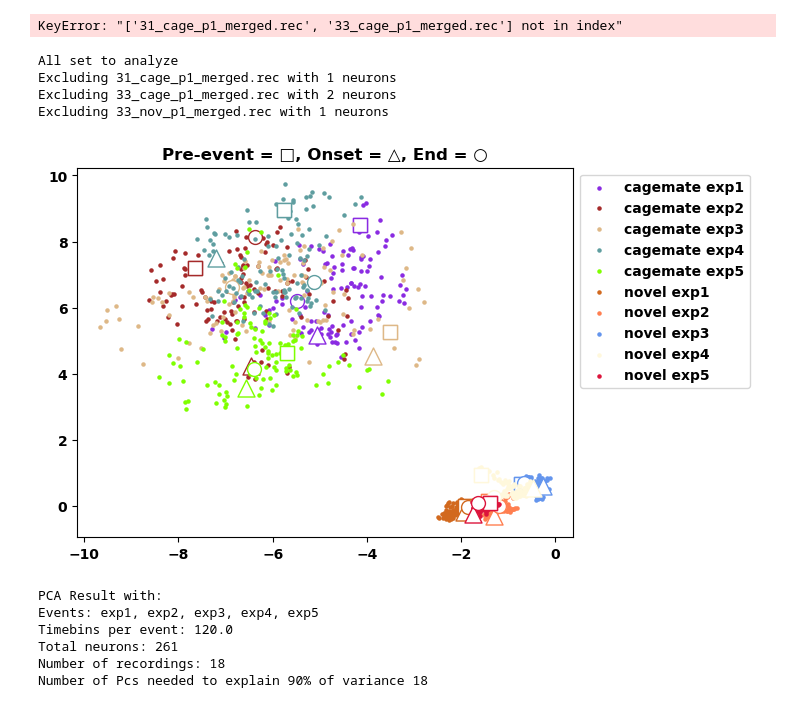
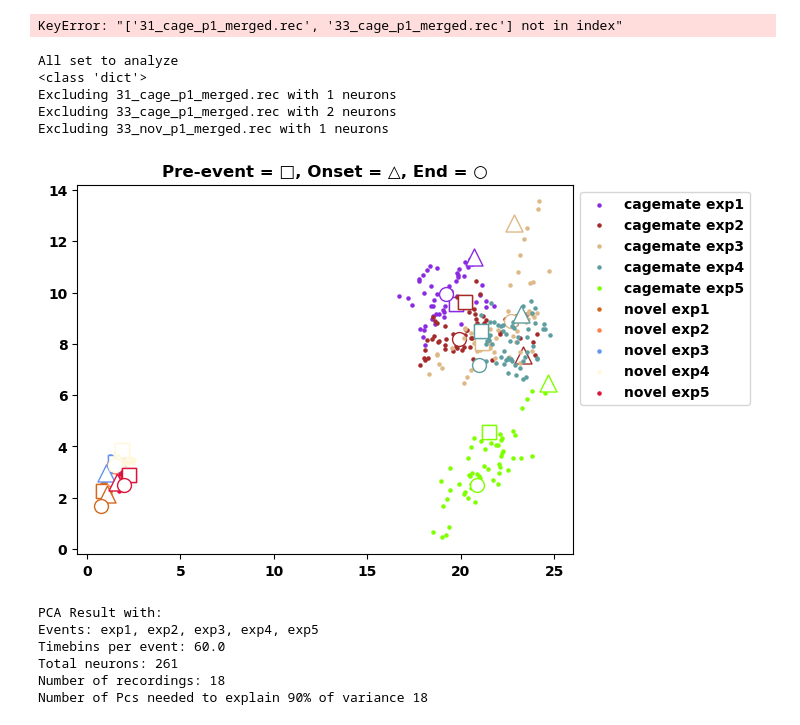
Before and after one commit to tomHep10/diff_fam_social_memory_ephys, a Jupyter notebook: pilot2/habit_dishabit_phase1/pca_analysis.ipynb, the cells around one changed output. Drawn from its saved outputs; the diff is of its cells as text; code cells hidden in the pictures.

```diff
--- a/pilot2/habit_dishabit_phase1/pca_analysis.ipynb
+++ b/pilot2/habit_dishabit_phase1/pca_analysis.ipynb
@@ -1045,27 +1043,28 @@ KeyError: "['31_cage_p1_merged.rec', '33_cage_p1_merged.rec'] not in index"
 # %%
 from importlib import reload
 reload(pca_trajectories)
 events = ['exp1', 'exp2', 'exp3', 'exp4', 'exp5']
 #events = ['novel', 'not_novel']
-event_length=4
-pre_window = 2
+event_length=3
+pre_window = 3
 post_window=0
 min_neurons=5
 plot= False
-whole_collection.analyze(timebin = 50, smoothing_window=500, ignore_freq=0.5)
+whole_collection.analyze(timebin = 100, smoothing_window=500, ignore_freq=0.5)
 pca_result = pca_trajectories.coniditon_pca(whole_collection, condition_dict,events = events, event_length=event_length, pre_window=pre_window, min_neurons=min_neurons, plot=True)
 # %% [output]
 All set to analyze
+<class 'dict'>
 Excluding 31_cage_p1_merged.rec with 1 neurons
 Excluding 33_cage_p1_merged.rec with 2 neurons
 Excluding 33_nov_p1_merged.rec with 1 neurons
-[figure, old version]
+[figure, new version]
 # %%
 print(pca_result)
 # %% [output]
 PCA Result with:
 Events: exp1, exp2, exp3, exp4, exp5
-Timebins per event: 120.0
+Timebins per event: 60.0
 Total neurons: 261
 Number of recordings: 18
 Number of Pcs needed to explain 90% of variance 18
```
Also changed, not shown: parts of 15 cells of this notebook, 1 other file.
